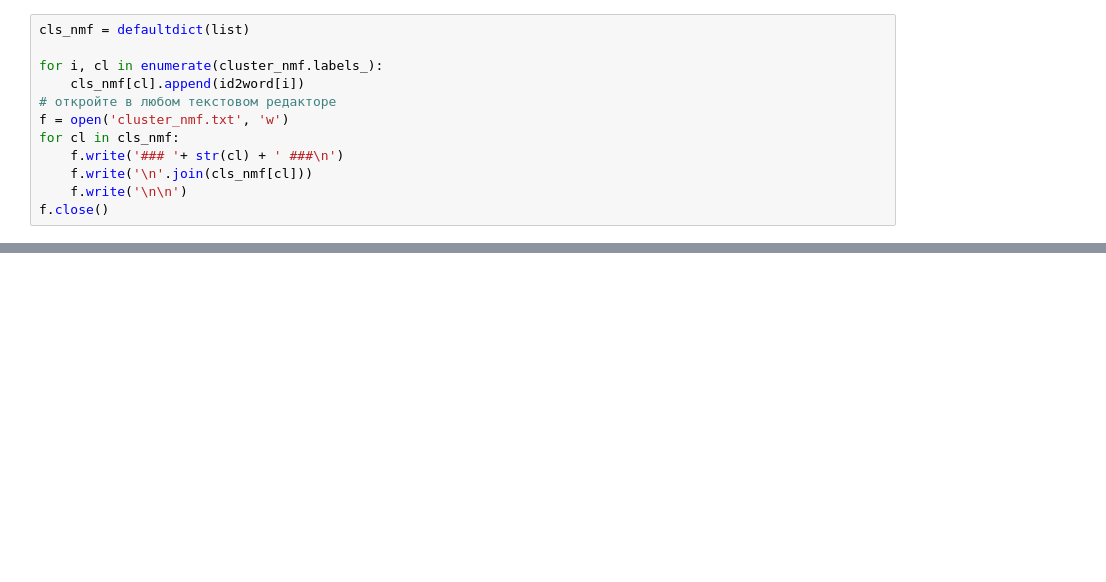
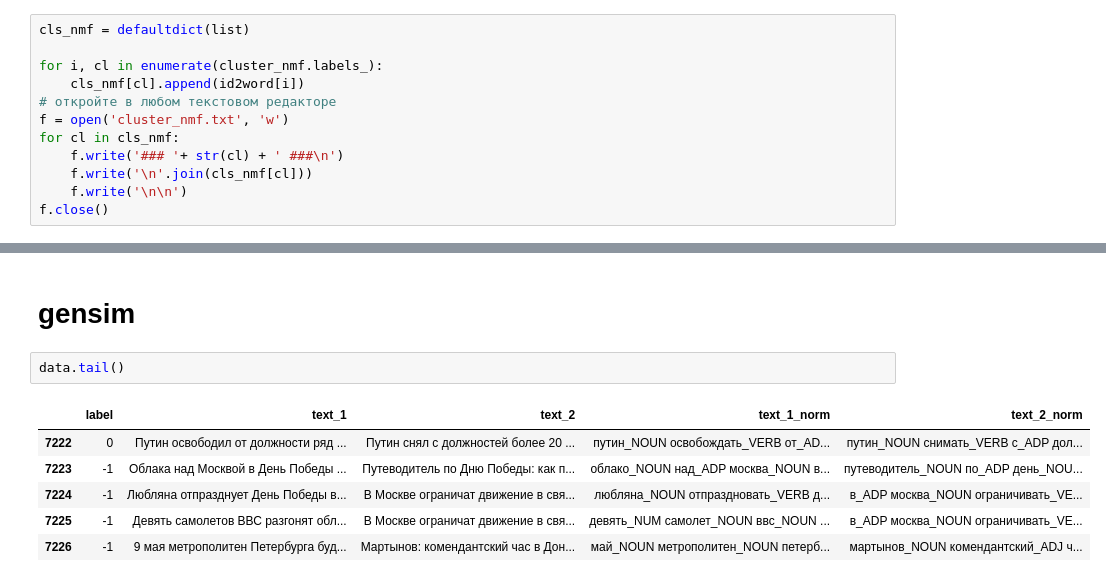
Before and after one commit to Yan-Weijia/CompLing, a Jupyter notebook: HW06/HW06.ipynb, the cells around one changed output, grey strips where cells are left out. Drawn from its saved outputs; the diff is of its cells as text; blank space fills up the shorter version.

```diff
--- a/HW06/HW06.ipynb
+++ b/HW06/HW06.ipynb
@@ -443,0 +602,11 @@ cosine_dis
+# %% [markdown]
+# gensim
+# %%
+data.tail()
+# %% [output]
+|  | label | text_1 | text_2 | text_1_norm | text_2_norm |
+| 7222 | 0 | Путин освободил от должности ряд ... | Путин снял с должностей более 20 ... | путин_NOUN освобождать_VERB от_AD... | путин_NOUN снимать_VERB с_ADP дол... |
+| 7223 | -1 | Облака над Москвой в День Победы ... | Путеводитель по Дню Победы: как п... | облако_NOUN над_ADP москва_NOUN в... | путеводитель_NOUN по_ADP день_NOU... |
+| 7224 | -1 | Любляна отпразднует День Победы в... | В Москве ограничат движение в свя... | любляна_NOUN отпраздновать_VERB д... | в_ADP москва_NOUN ограничивать_VE... |
+| 7225 | -1 | Девять самолетов ВВС разгонят обл... | В Москве ограничат движение в свя... | девять_NUM самолет_NOUN ввс_NOUN ... | в_ADP москва_NOUN ограничивать_VE... |
+| 7226 | -1 | 9 мая метрополитен Петербурга буд... | Мартынов: комендантский час в Дон... | май_NOUN метрополитен_NOUN петерб... | мартынов_NOUN комендантский_ADJ ч... |
```
Also changed, not shown: parts of 98 cells of this notebook.
